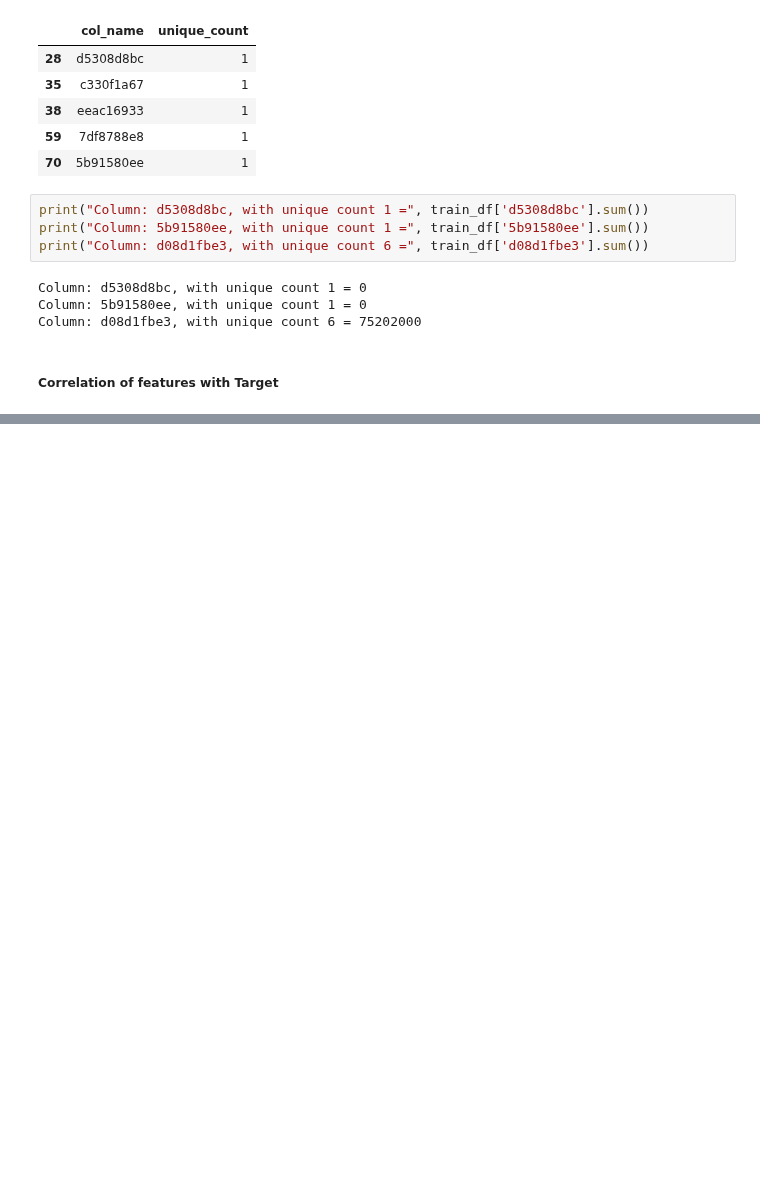
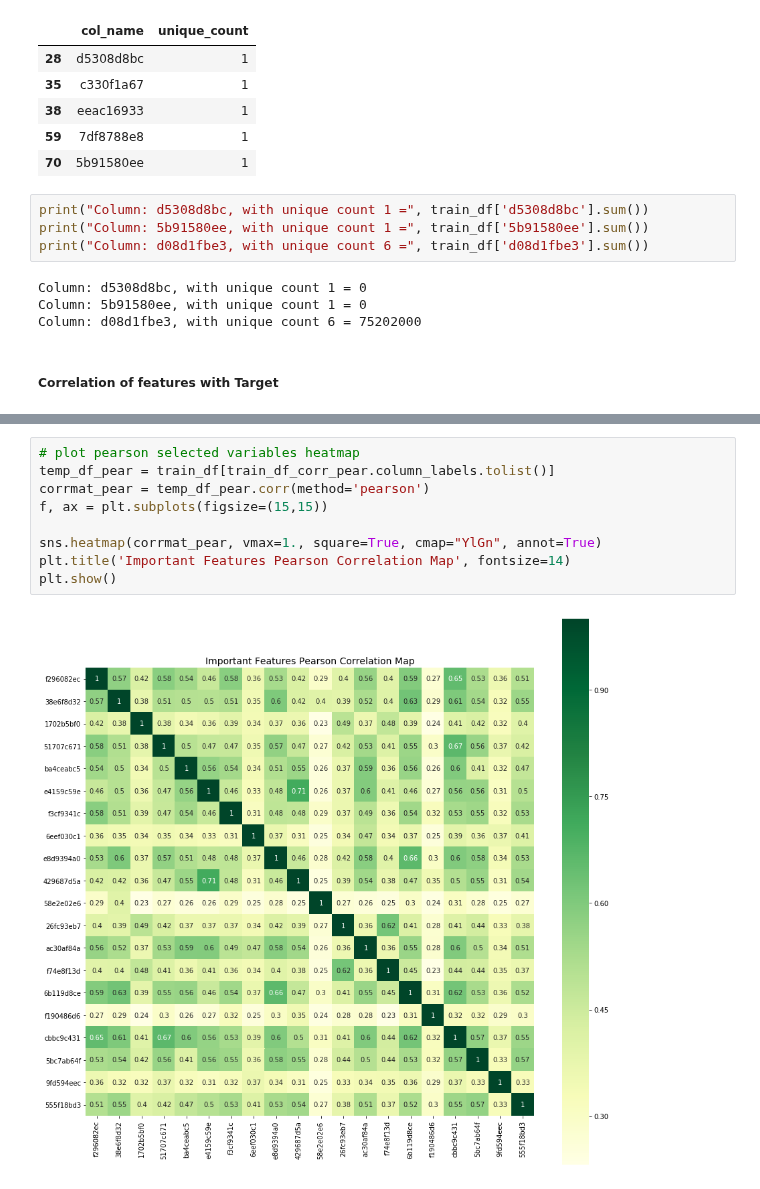
Before and after one commit to jpeterson28/DSCT_Capstone2, a Jupyter notebook: santander_value_prediction_code.ipynb, the cells around one changed output, grey strips where cells are left out. Drawn from its saved outputs; the diff is of its cells as text; blank space fills up the shorter version.

```diff
--- a/santander_value_prediction_code.ipynb
+++ b/santander_value_prediction_code.ipynb
@@ -141,0 +213,11 @@ Column: d08d1fbe3, with unique count 6 = 75202000
+# %%
+# plot pearson selected variables heatmap
+temp_df_pear = train_df[train_df_corr_pear.column_labels.tolist()]
+corrmat_pear = temp_df_pear.corr(method='pearson')
+f, ax = plt.subplots(figsize=(15,15))
+
+sns.heatmap(corrmat_pear, vmax=1., square=True, cmap="YlGn", annot=True)
+plt.title('Important Features Pearson Correlation Map', fontsize=14)
+plt.show()
+# %% [output]
+[figure, added]
```
Also changed, not shown: parts of 18 cells of this notebook.
